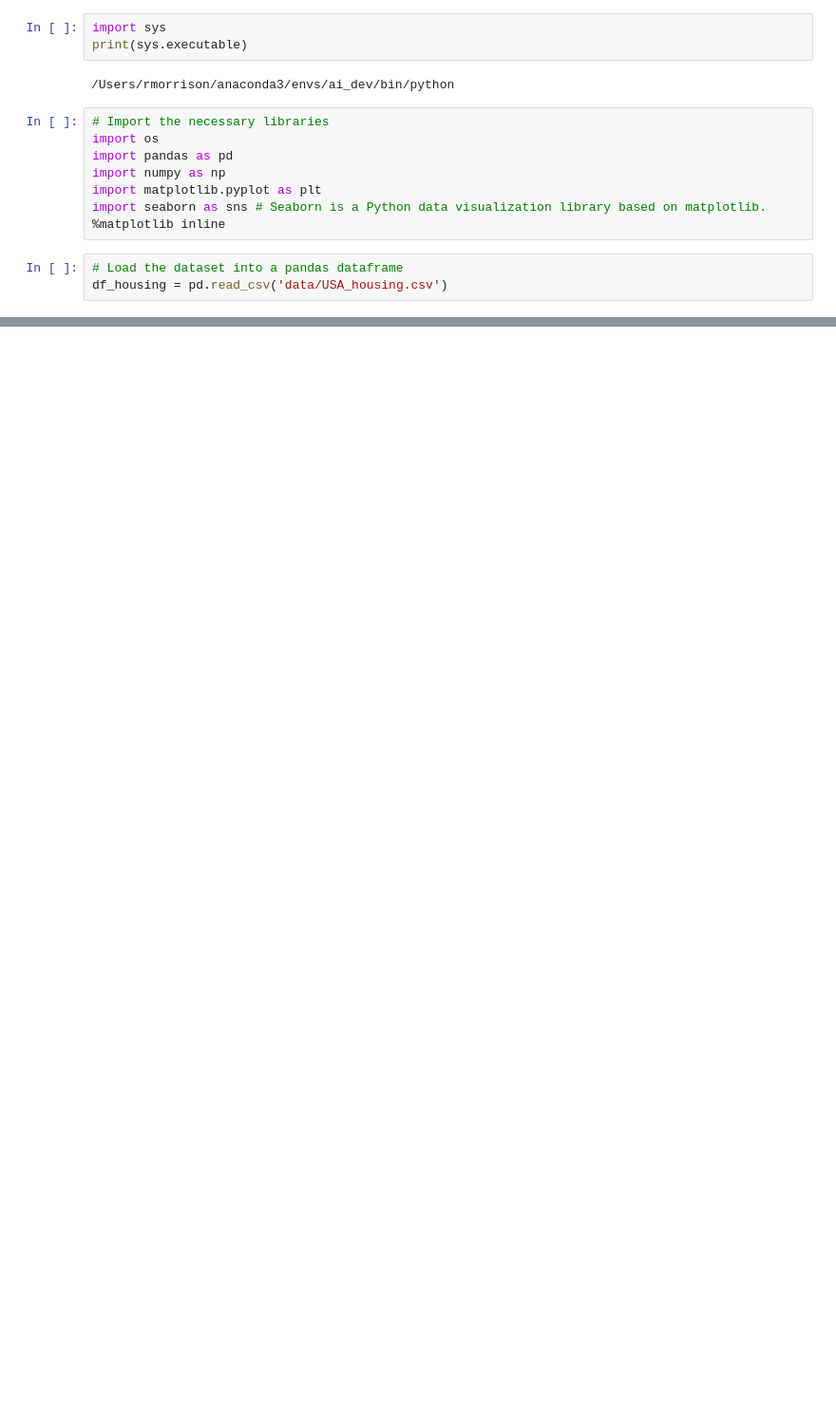
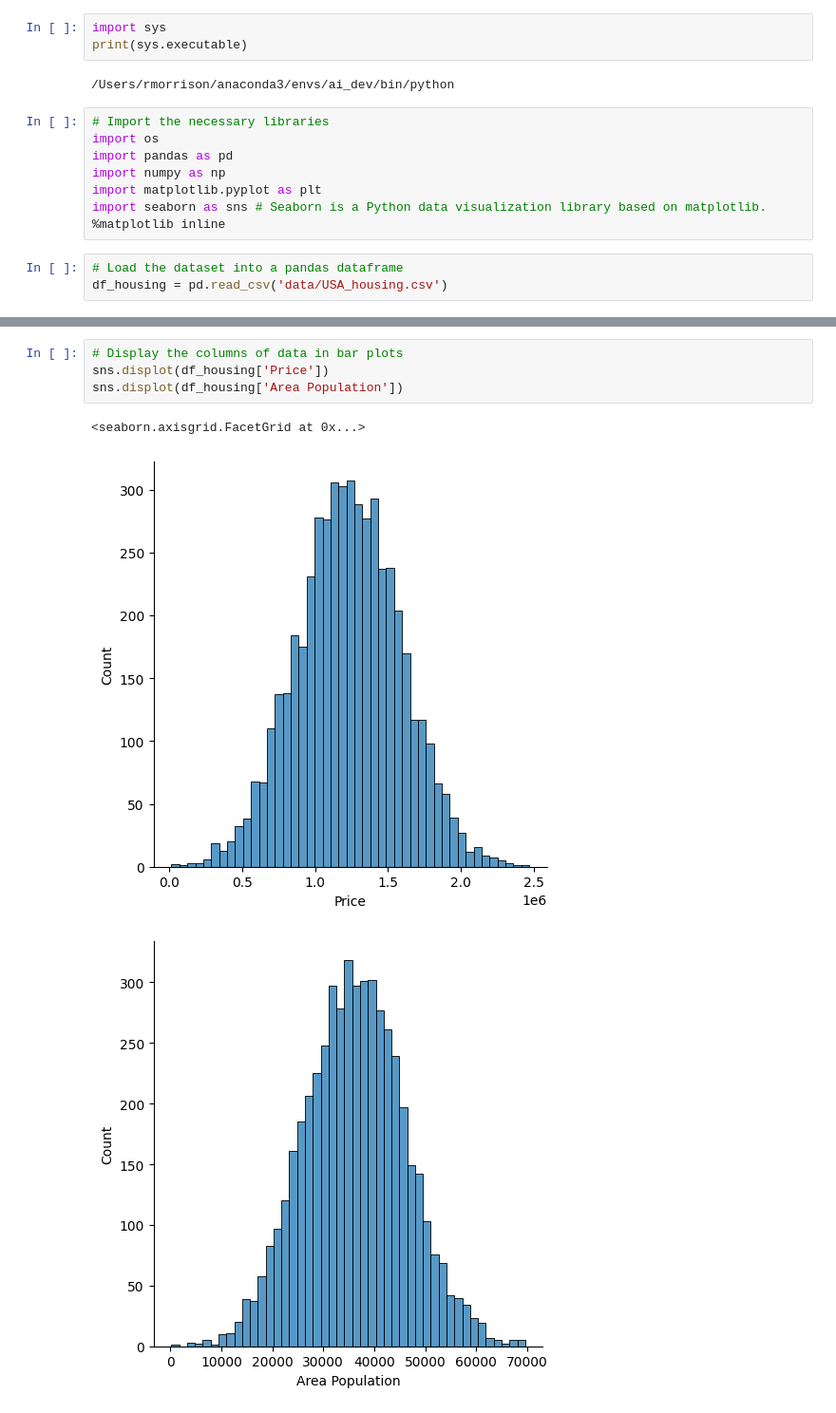
Before and after one commit to Mojoryson/Notebooks, a Jupyter notebook: ML_LinearRegression/LR_HousingData.ipynb, the cells around one changed output, grey strips where cells are left out. Shown at 95% size. Drawn from its saved outputs; the diff is of its cells as text; blank space fills up the shorter version.

```diff
--- a/ML_LinearRegression/LR_HousingData.ipynb
+++ b/ML_LinearRegression/LR_HousingData.ipynb
@@ -77,0 +159,8 @@ df_housing.head()
+# %%
+# Display the columns of data in bar plots
+sns.displot(df_housing['Price'])
+sns.displot(df_housing['Area Population'])
+# %% [output]
+<seaborn.axisgrid.FacetGrid at 0x...>
+[figure, added]
+[figure, added]
```
Also changed, not shown: parts of 12 cells of this notebook.
